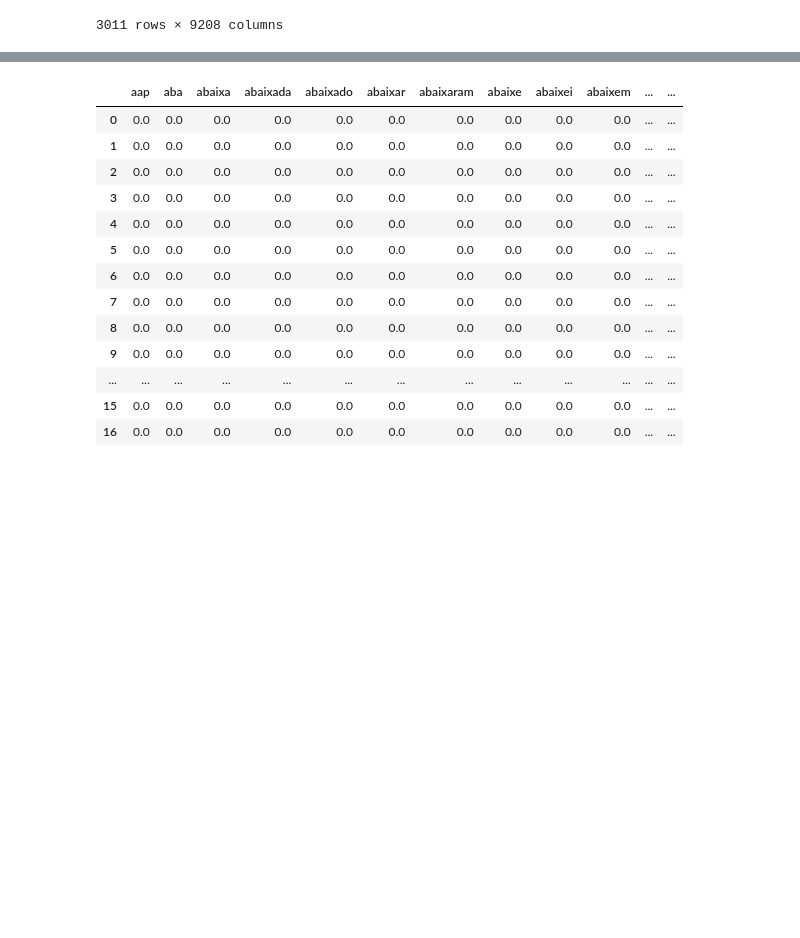
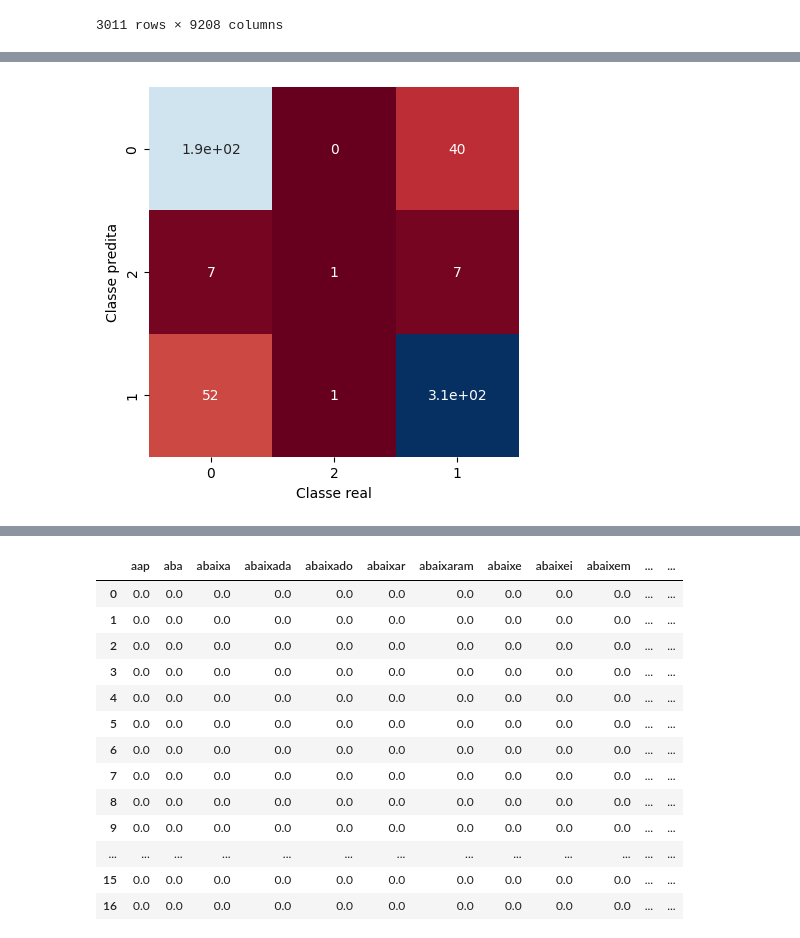
Before and after one commit to Kalidsa/Projeto-de-Minera-o-de-Textos---CDII, a Jupyter notebook: Mineração_de_textos.ipynb, the cells around one changed output, grey strips where cells are left out. Cells and saved outputs as stored; diff of their text form; code cells hidden in the pictures; blank space fills up the shorter version.

```diff
--- a/Mineração_de_textos.ipynb
+++ b/Mineração_de_textos.ipynb
@@ -722,0 +595,10 @@ A classe real dessa noticia é:  negative
+# %%
+from sklearn.feature_extraction.text import CountVectorizer
+
+vectorizer_dc_limpo = CountVectorizer()
+
+BoW_matriz_dc_limpo = vectorizer_dc_limpo.fit_transform(data_content2['content'])
+
+BoW_matriz_dcl_dataframe=pd.DataFrame(BoW_matriz_dc_limpo.toarray(),columns=vectorizer_dc_limpo.get_feature_names_out())
+
+BoW_matriz_dcl_dataframe
@@ -722,0 +619,12 @@ A classe real dessa noticia é:  negative
+# %%
+textos_bow_dc_limpo = BoW_matriz_dcl_dataframe
+categorias_dc_limpo = data_content2['sp_ordinal']
+# %%
+from sklearn.model_selection import train_test_split
+
+X_train_dc_limpo, X_test_dc_limpo, y_train_dc_limpo, y_test_dc_limpo = train_test_split(textos_bow_dc_limpo, categorias_dc_limpo, test_size=0.2)
+
+from sklearn.naive_bayes import MultinomialNB
+naive_bayes2 = MultinomialNB()
+naive_bayes2.fit(X_train_dc_limpo, y_train_dc_limpo)
+predicoes_dc_limpo = naive_bayes2.predict(X_test_dc_limpo)
@@ -722,0 +659,18 @@ A classe real dessa noticia é:  negative
+# %%
+from sklearn.metrics import confusion_matrix
+import matplotlib.pyplot as plt
+import seaborn as sns
+
+cm = confusion_matrix(y_test_dc_limpo, predicoes_dc_limpo)
+sns.heatmap(cm, square=True, annot=True, cmap='RdBu', cbar=False,
+            xticklabels=categorias_dc_limpo.unique(),
+            yticklabels=categorias_dc_limpo.unique())
+
+plt.xlabel("Classe real")
+plt.ylabel("Classe predita")
+plt.show()
+
+#Diagonal Principal: Contém o número de predições corretas para cada classe.
+#Fora da Diagonal: Contém o número de predições incorretas, onde a classe real foi confundida com outra.
+# %% [output]
+[figure, added]
```
Also changed, not shown: parts of 125 cells of this notebook.
